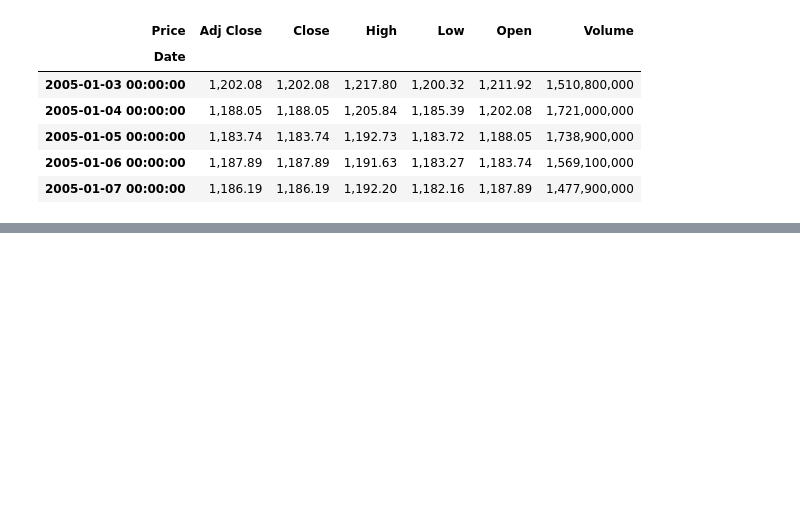
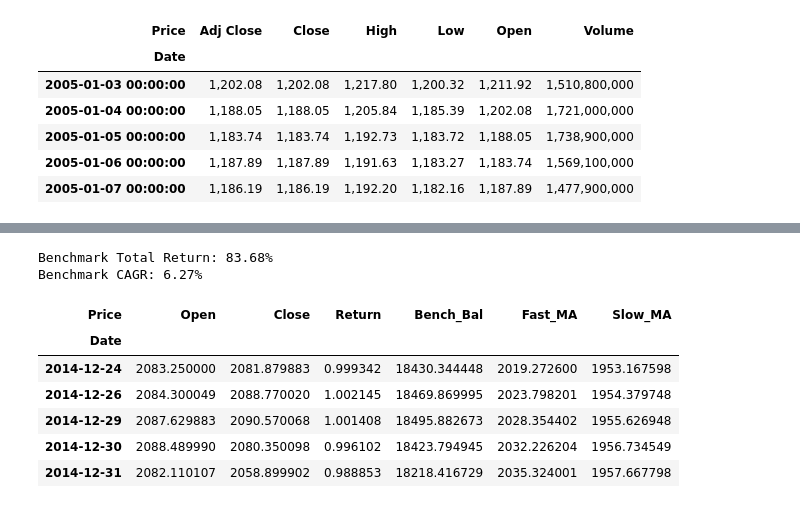
Before and after one commit to abhattara/MA_Crossover_BAcktest, a Jupyter notebook: ma_crossover_backtest.ipynb, the cells around one changed output, grey strips where cells are left out. Cells and saved outputs as stored; diff of their text form; code cells hidden in the pictures; blank space fills up the shorter version.

```diff
--- a/ma_crossover_backtest.ipynb
+++ b/ma_crossover_backtest.ipynb
@@ -7,7 +7,8 @@ import pandas as pd
 from IPython.display import display
 # %%
 #define variables
-PERIOD = 200
+FAST_MA = 50
+SLOW_MA = 200
 STARTING_BALANCE = 10000
 # %%
 #define time period
@@ -51,0 +83,24 @@ S&P 500 Data Preview
+# %%
+#calculate metrics
+bench_return = round(((price.Bench_Bal.iloc[-1] / price.Bench_Bal.iloc[0]) - 1) * 100, 2)
+bench_cagr = round((((price.Bench_Bal.iloc[-1] / price.Bench_Bal.iloc[0]) ** (1 / YEARS)) - 1) * 100, 2)
+
+print(f"Benchmark Total Return: {bench_return}%")
+print(f"Benchmark CAGR: {bench_cagr}%")
+# %% [output]
+Benchmark Total Return: 83.68%
+Benchmark CAGR: 6.27%
+# %%
+#calculate moving averages
+price['Fast_MA'] = price.Close.rolling(window = FAST_MA).mean()
+price['Slow_MA'] = price.Close.rolling(window = SLOW_MA).mean()
+
+price.tail()
+# %% [output]
+| Price | Open | Close | Return | Bench_Bal | Fast_MA | Slow_MA |
+| Date |  |  |  |  |  |  |
+| 2014-12-24 | 2083.250000 | 2081.879883 | 0.999342 | 18430.344448 | 2019.272600 | 1953.167598 |
+| 2014-12-26 | 2084.300049 | 2088.770020 | 1.002145 | 18469.869995 | 2023.798201 | 1954.379748 |
+| 2014-12-29 | 2087.629883 | 2090.570068 | 1.001408 | 18495.882673 | 2028.354402 | 1955.626948 |
+| 2014-12-30 | 2088.489990 | 2080.350098 | 0.996102 | 18423.794945 | 2032.226204 | 1956.734549 |
+| 2014-12-31 | 2082.110107 | 2058.899902 | 0.988853 | 18218.416729 | 2035.324001 | 1957.667798 |
```
Also changed, not shown: parts of 5 cells of this notebook.
